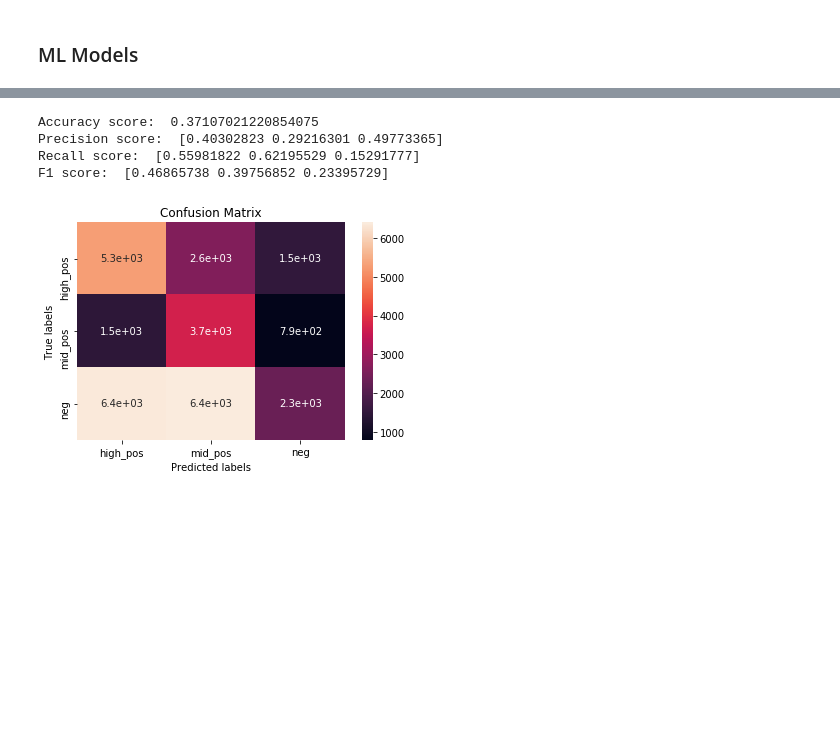
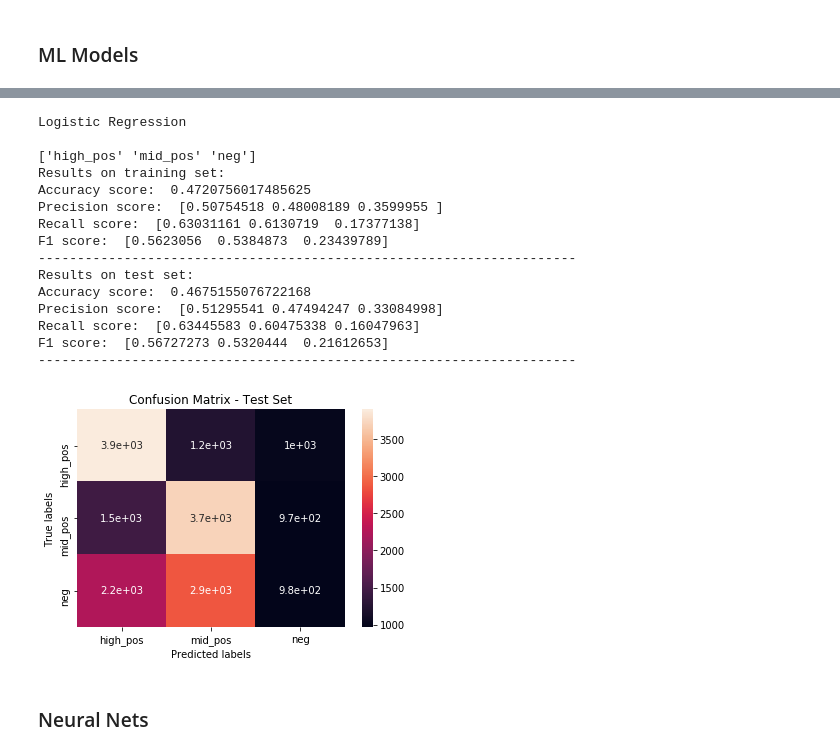
Before and after one commit to alexkapele/jane_street_prediction, a Jupyter notebook: jane_street.ipynb, the cells around one changed output, grey strips where cells are left out. Drawn from its saved outputs; the diff is of its cells as text; code cells hidden in the pictures; blank space fills up the shorter version.

```diff
--- a/jane_street.ipynb
+++ b/jane_street.ipynb
@@ -436,6 +471,6 @@ plt.show()
 Split data into training and test set:
 # %%
 from sklearn.model_selection import train_test_split
-X_train, X_test, y_train, y_test = train_test_split(X_norm,y_label,test_size=0.25, random_state=42)
+X_train, X_test, y_train, y_test = train_test_split(X_norm_balanced,y_label_balanced,test_size=0.25, random_state=42)
 # %% [markdown]
 ### ML Models
@@ -454,28 +476,0 @@ array(['high_pos', 'mid_pos', 'neg'], dtype=object)
-# %%
-from sklearn.metrics import accuracy_score, precision_score, recall_score, f1_score
-print('Accuracy score: ', format(accuracy_score(y_test, y_pred)))
-print('Precision score: ', format(precision_score(y_test, y_pred,average=None)))
-print('Recall score: ', format(recall_score(y_test, y_pred,average=None)))
-print('F1 score: ', format(f1_score(y_test, y_pred,average=None)))
-# %% [output]
-Accuracy score:  0.37107021220854075
-Precision score:  [0.40302823 0.29216301 0.49773365]
-Recall score:  [0.55981822 0.62195529 0.15291777]
-F1 score:  [0.46865738 0.39756852 0.23395729]
-# %%
-from sklearn.metrics import confusion_matrix
-
-#Calculate confusion matrix
-cm = confusion_matrix(y_test, y_pred, model.classes_)
-
-#Plot confusion matrix heatmap
-ax= plt.subplot()
-sns.heatmap(cm, annot=True, ax = ax)
-ax.set_xlabel('Predicted labels')
-ax.set_ylabel('True labels')
-ax.set_title('Confusion Matrix')
-ax.xaxis.set_ticklabels(model.classes_)
-ax.yaxis.set_ticklabels(model.classes_)
-plt.show()
-# %% [output]
-[figure, removed]
@@ -481,0 +533,47 @@ plt.show()
+# %%
+from sklearn.naive_bayes import MultinomialNB, BernoulliNB, GaussianNB
+from sklearn.naive_bayes import BernoulliNB
+from sklearn.linear_model import LogisticRegression
+from sklearn.neighbors import KNeighborsClassifier
+from sklearn.svm import SVC
+from sklearn.tree import DecisionTreeClassifier
+from sklearn.ensemble import AdaBoostClassifier, GradientBoostingClassifier, BaggingClassifier, RandomForestClassifier
+
+models = dict()
+
+models['Logistic Regression'] = LogisticRegression(solver='lbfgs',max_iter=1000,random_state=42, multi_class='auto')
+models['KNN'] = KNeighborsClassifier(n_neighbors=5)
+models['Decision Tree'] = DecisionTreeClassifier(random_state=42)
+models['Linear SVM'] = SVC(kernel='linear', class_weight='balanced', random_state=42)
+models['Cubic SVM'] = SVC(kernel='poly', class_weight='balanced', random_state=42)
+for c in np.arange(0.1, 1.1, 0.1):
+    models['RBF SVM (C = '+str(c)+')'] = SVC(C=c, class_weight='balanced', random_state=42)
+models['Bagging'] = BaggingClassifier(n_estimators=50 ,random_state=42)
+models['Gradient Boosting'] = GradientBoostingClassifier(n_estimators=50 ,random_state=42)
+models['AdaBoost'] = AdaBoostClassifier(n_estimators=50 ,random_state=42)
+# %%
+#encode training labels to an integer format that is interpretable by all sklearn classification models
+from sklearn.preprocessing import LabelEncoder
+le = LabelEncoder()
+le = le.fit(y_train.values.astype(str))
+# %%
+log_model =  run_model(models,'Logistic Regression',X_train,y_train,X_test,y_test,le)
+# %% [output]
+Logistic Regression
+
+['high_pos' 'mid_pos' 'neg']
+Results on training set:
+Accuracy score:  0.4720756017485625
+Precision score:  [0.50754518 0.48008189 0.3599955 ]
+Recall score:  [0.63031161 0.6130719  0.17377138]
+F1 score:  [0.5623056  0.5384873  0.23439789]
+---------------------------------------------------------------------
+Results on test set:
+Accuracy score:  0.4675155076722168
+Precision score:  [0.51295541 0.47494247 0.33084998]
+Recall score:  [0.63445583 0.60475338 0.16047963]
+F1 score:  [0.56727273 0.5320444  0.21612653]
+---------------------------------------------------------------------
+[figure, added]
+# %% [markdown]
+### Neural Nets
```
Also changed, not shown: parts of 18 cells of this notebook.
